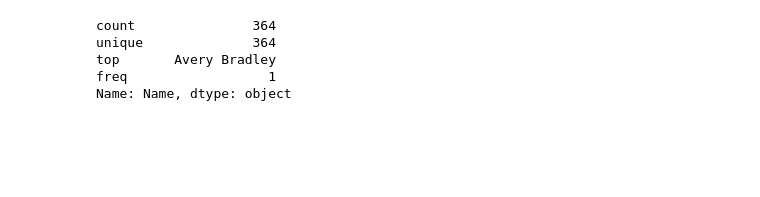
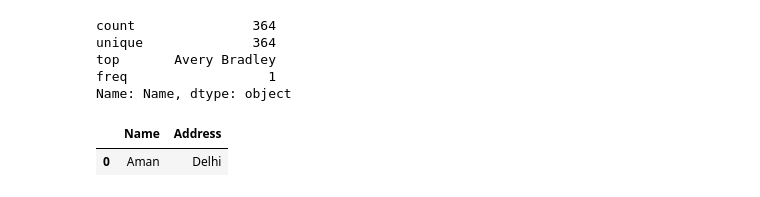
Before and after one commit to prabhjyot009/Python-Course, a Jupyter notebook: Python/My Course/Course/Programs/pandassPractice.ipynb, the cells around one changed output. Drawn from its saved outputs; the diff is of its cells as text; code cells hidden in the pictures; blank space fills up the shorter version.

```diff
--- a/Python/My Course/Course/Programs/pandassPractice.ipynb
+++ b/Python/My Course/Course/Programs/pandassPractice.ipynb
@@ -272,3 +272,13 @@ unique              364
 top       Avery Bradley
 freq                  1
 Name: Name, dtype: object
+# %%
+import pandas as pd
+data={'Name':['Aman']}
+df=pd.DataFrame(data)
+address=['Delhi']
+df['Address']=address
+df
+# %% [output]
+|  | Name | Address |
+| 0 | Aman | Delhi |
```
Also changed, not shown: 2 other files.
